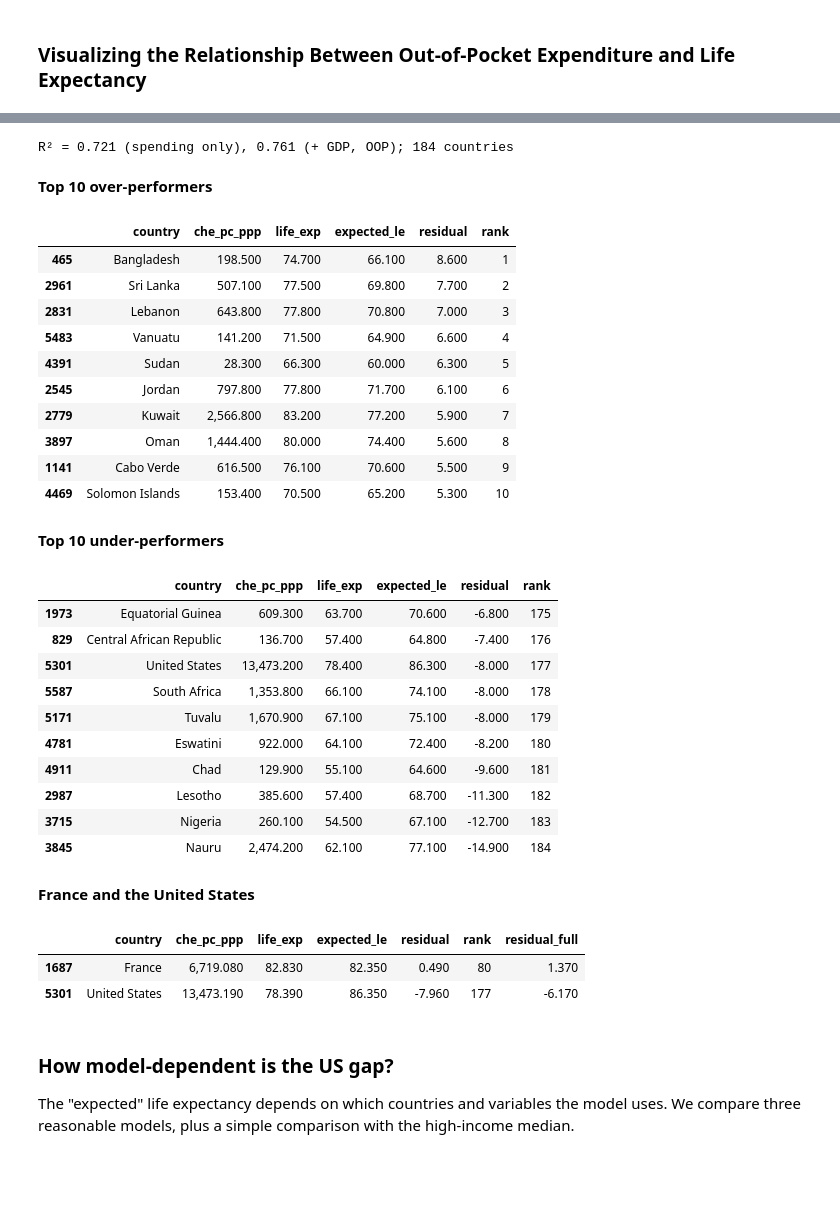
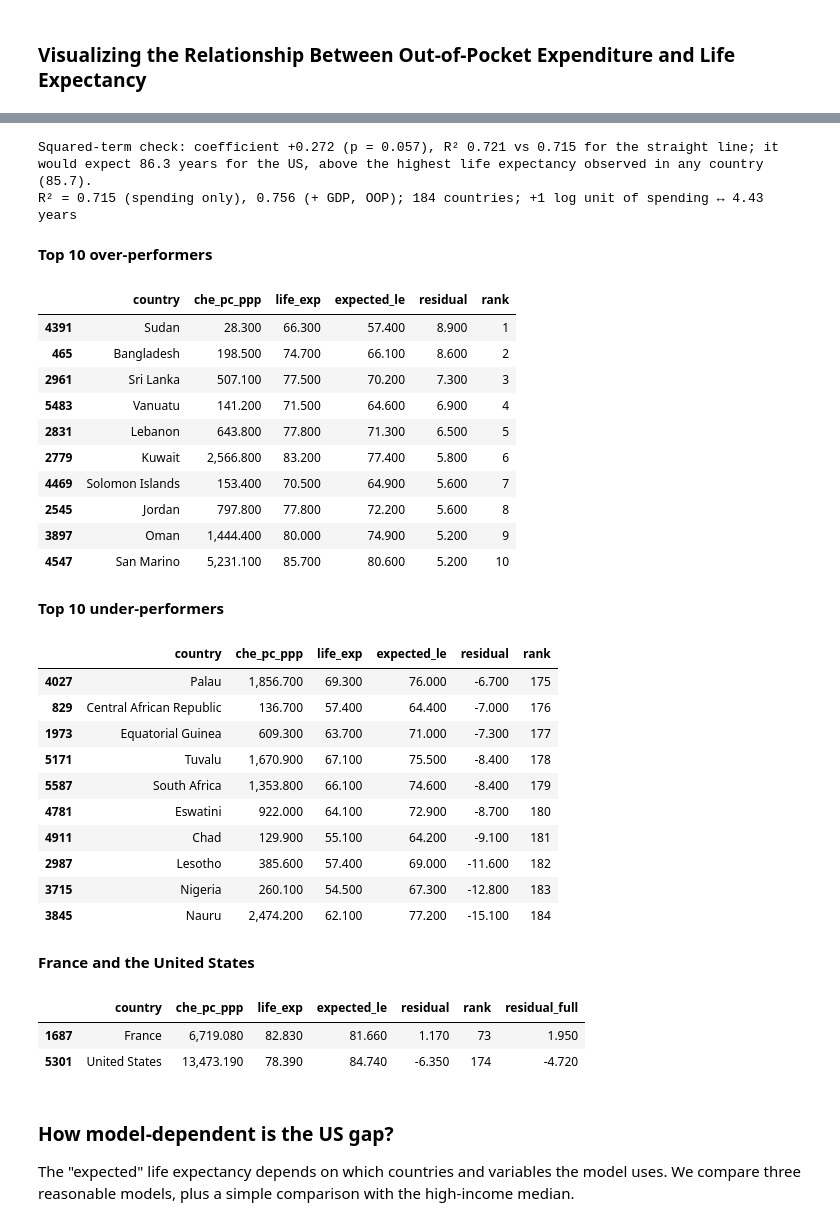
Before and after one commit to Manojkumal/Healthcare_Project, a Jupyter notebook: Healthcare_Spending_Life_Expectancy.ipynb, the cells around one changed output, grey strips where cells are left out. Drawn from its saved outputs; the diff is of its cells as text; code cells hidden in the pictures; blank space fills up the shorter version.

```diff
--- a/Healthcare_Spending_Life_Expectancy.ipynb
+++ b/Healthcare_Spending_Life_Expectancy.ipynb
@@ -790,6 +812,14 @@ for v, scale, logc in map_specs:
         include_plotlyjs=True
     )
 
-    # Display map directly in the notebook
-    fig.show()
+    # Save a static PNG (displays on GitHub) and show it
+    png = FIG_DIR / f"map_{v}_{LATEST}.png"
+    for attempt in range(4):              # kaleido's headless browser occasionally fails to start; retry
+        try:
+            fig.write_image(png, width=1000, height=520, scale=2)
+            break
+        except Exception:
+            if attempt == 3:
+                raise
+    display(Image(filename=png, width=800))
 # %% [output]
@@ -987,11 +1032,12 @@ for label, res in main_results.items():
     col["Year FE"] = "Yes" if getattr(res.model, "time_effects", False) else "No"
     col["Observations"] = f"{int(res.nobs):,}"
     col["Countries"] = int(res.entity_info["total"])
-    col["R² within"] = f"{res.rsquared_within:.3f}"
+    col["R² (after fixed effects)"] = f"{res.rsquared:.3f}"
     table[label] = col
 table = pd.DataFrame(table)
 table.to_csv(TABLE_DIR / "models_main_table.csv")
 print("Dependent variable: life expectancy (years). Country-clustered SEs. * p<0.1, ** p<0.05, *** p<0.01")
+print("R² is measured after removing each model's own fixed effects, so it is not comparable between columns with different fixed effects.")
 table
 # %% [output]
 Dependent variable: life expectancy (years). Country-clustered SEs. * p<0.1, ** p<0.05, *** p<0.01
@@ -1576,47 +1637,58 @@ A cross-sectional curve, life expectancy on log spending and its square, is fitt
 # %%
 lat = df[df.year == LATEST].copy()
-m_spend = smf.ols("life_exp ~ log_che_pc_ppp + I(log_che_pc_ppp**2)", lat).fit()
-m_full = smf.ols("life_exp ~ log_che_pc_ppp + I(log_che_pc_ppp**2) + log_gdp_pc_ppp + oop_pct_che", lat).fit()
+# Expected life expectancy = straight line in log spending (see the note above for why not a parabola)
+m_spend = smf.ols("life_exp ~ log_che_pc_ppp", lat).fit()
+m_full = smf.ols("life_exp ~ log_che_pc_ppp + log_gdp_pc_ppp + oop_pct_che", lat).fit()
 lat["expected_le"], lat["residual"], lat["residual_full"] = m_spend.fittedvalues, m_spend.resid, m_full.resid
 lat["rank"] = lat.residual.rank(ascending=False).astype(int)
+
+# Check of the alternative: adding a squared term
+m_quad = smf.ols("life_exp ~ log_che_pc_ppp + I(log_che_pc_ppp**2)", lat).fit()
+us_quad = m_quad.predict(lat[lat.iso3 == "USA"]).item()
+print(f"Squared-term check: coefficient {m_quad.params.iloc[2]:+.3f} (p = {m_quad.pvalues.iloc[2]:.3f}), "
+      f"R² {m_quad.rsquared:.3f} vs {m_spend.rsquared:.3f} for the straight line; it would expect {us_quad:.1f} years "
+      f"for the US, above the highest life expectancy observed in any country ({lat.life_exp.max():.1f}).")
+
 perf = lat[["iso3", "country", "income_group", "che_pc_ppp", "oop_pct_che", "life_exp", "expected_le", "residual",
             "residual_full", "rank"]].sort_values("residual", ascending=False)
 perf.to_csv(TABLE_DIR / "performance_vs_expected.csv", index=False)
-print(f"R² = {m_spend.rsquared:.3f} (spending only), {m_full.rsquared:.3f} (+ GDP, OOP); {len(perf)} countries")
+print(f"R² = {m_spend.rsquared:.3f} (spending only), {m_full.rsquared:.3f} (+ GDP, OOP); {len(perf)} countries; "
+      f"+1 log unit of spending ↔ {m_spend.params['log_che_pc_ppp']:.2f} years")
 show_cols = ["country", "che_pc_ppp", "life_exp", "expected_le", "residual", "rank"]
 display(Markdown("**Top 10 over-performers**"), perf.head(10)[show_cols].round(1))
 display(Markdown("**Top 10 under-performers**"), perf.tail(10)[show_cols].round(1))
 display(Markdown("**France and the United States**"), perf[perf.iso3.isin(HIGHLIGHT)][show_cols + ["residual_full"]].round(2))
 # %% [output]
-R² = 0.721 (spending only), 0.761 (+ GDP, OOP); 184 countries
+Squared-term check: coefficient +0.272 (p = 0.057), R² 0.721 vs 0.715 for the straight line; it would expect 86.3 years for the US, above the highest life expectancy observed in any country (85.7).
+R² = 0.715 (spending only), 0.756 (+ GDP, OOP); 184 countries; +1 log unit of spending ↔ 4.43 years
 **Top 10 over-performers**
 |  | country | che_pc_ppp | life_exp | expected_le | residual | rank |
-| 465 | Bangladesh | 198.500 | 74.700 | 66.100 | 8.600 | 1 |
-| 2961 | Sri Lanka | 507.100 | 77.500 | 69.800 | 7.700 | 2 |
-| 2831 | Lebanon | 643.800 | 77.800 | 70.800 | 7.000 | 3 |
-| 5483 | Vanuatu | 141.200 | 71.500 | 64.900 | 6.600 | 4 |
-| 4391 | Sudan | 28.300 | 66.300 | 60.000 | 6.300 | 5 |
-| 2545 | Jordan | 797.800 | 77.800 | 71.700 | 6.100 | 6 |
-| 2779 | Kuwait | 2,566.800 | 83.200 | 77.200 | 5.900 | 7 |
-| 3897 | Oman | 1,444.400 | 80.000 | 74.400 | 5.600 | 8 |
-| 1141 | Cabo Verde | 616.500 | 76.100 | 70.600 | 5.500 | 9 |
-| 4469 | Solomon Islands | 153.400 | 70.500 | 65.200 | 5.300 | 10 |
+| 4391 | Sudan | 28.300 | 66.300 | 57.400 | 8.900 | 1 |
+| 465 | Bangladesh | 198.500 | 74.700 | 66.100 | 8.600 | 2 |
+| 2961 | Sri Lanka | 507.100 | 77.500 | 70.200 | 7.300 | 3 |
+| 5483 | Vanuatu | 141.200 | 71.500 | 64.600 | 6.900 | 4 |
+| 2831 | Lebanon | 643.800 | 77.800 | 71.300 | 6.500 | 5 |
+| 2779 | Kuwait | 2,566.800 | 83.200 | 77.400 | 5.800 | 6 |
+| 4469 | Solomon Islands | 153.400 | 70.500 | 64.900 | 5.600 | 7 |
+| 2545 | Jordan | 797.800 | 77.800 | 72.200 | 5.600 | 8 |
+| 3897 | Oman | 1,444.400 | 80.000 | 74.900 | 5.200 | 9 |
+| 4547 | San Marino | 5,231.100 | 85.700 | 80.600 | 5.200 | 10 |
 **Top 10 under-performers**
 |  | country | che_pc_ppp | life_exp | expected_le | residual | rank |
-| 1973 | Equatorial Guinea | 609.300 | 63.700 | 70.600 | -6.800 | 175 |
-| 829 | Central African Republic | 136.700 | 57.400 | 64.800 | -7.400 | 176 |
-| 5301 | United States | 13,473.200 | 78.400 | 86.300 | -8.000 | 177 |
-| 5587 | South Africa | 1,353.800 | 66.100 | 74.100 | -8.000 | 178 |
-| 5171 | Tuvalu | 1,670.900 | 67.100 | 75.100 | -8.000 | 179 |
-| 4781 | Eswatini | 922.000 | 64.100 | 72.400 | -8.200 | 180 |
-| 4911 | Chad | 129.900 | 55.100 | 64.600 | -9.600 | 181 |
-| 2987 | Lesotho | 385.600 | 57.400 | 68.700 | -11.300 | 182 |
-| 3715 | Nigeria | 260.100 | 54.500 | 67.100 | -12.700 | 183 |
-| 3845 | Nauru | 2,474.200 | 62.100 | 77.100 | -14.900 | 184 |
+| 4027 | Palau | 1,856.700 | 69.300 | 76.000 | -6.700 | 175 |
+| 829 | Central African Republic | 136.700 | 57.400 | 64.400 | -7.000 | 176 |
+| 1973 | Equatorial Guinea | 609.300 | 63.700 | 71.000 | -7.300 | 177 |
+| 5171 | Tuvalu | 1,670.900 | 67.100 | 75.500 | -8.400 | 178 |
+| 5587 | South Africa | 1,353.800 | 66.100 | 74.600 | -8.400 | 179 |
+| 4781 | Eswatini | 922.000 | 64.100 | 72.900 | -8.700 | 180 |
+| 4911 | Chad | 129.900 | 55.100 | 64.200 | -9.100 | 181 |
+| 2987 | Lesotho | 385.600 | 57.400 | 69.000 | -11.600 | 182 |
+| 3715 | Nigeria | 260.100 | 54.500 | 67.300 | -12.800 | 183 |
+| 3845 | Nauru | 2,474.200 | 62.100 | 77.200 | -15.100 | 184 |
 **France and the United States**
 |  | country | che_pc_ppp | life_exp | expected_le | residual | rank | residual_full |
-| 1687 | France | 6,719.080 | 82.830 | 82.350 | 0.490 | 80 | 1.370 |
-| 5301 | United States | 13,473.190 | 78.390 | 86.350 | -7.960 | 177 | -6.170 |
+| 1687 | France | 6,719.080 | 82.830 | 81.660 | 1.170 | 73 | 1.950 |
+| 5301 | United States | 13,473.190 | 78.390 | 84.740 | -6.350 | 174 | -4.720 |
 # %% [markdown]
 ### How model-dependent is the US gap?
 
```
Also changed, not shown: parts of 37 cells of this notebook, 40 other files.
